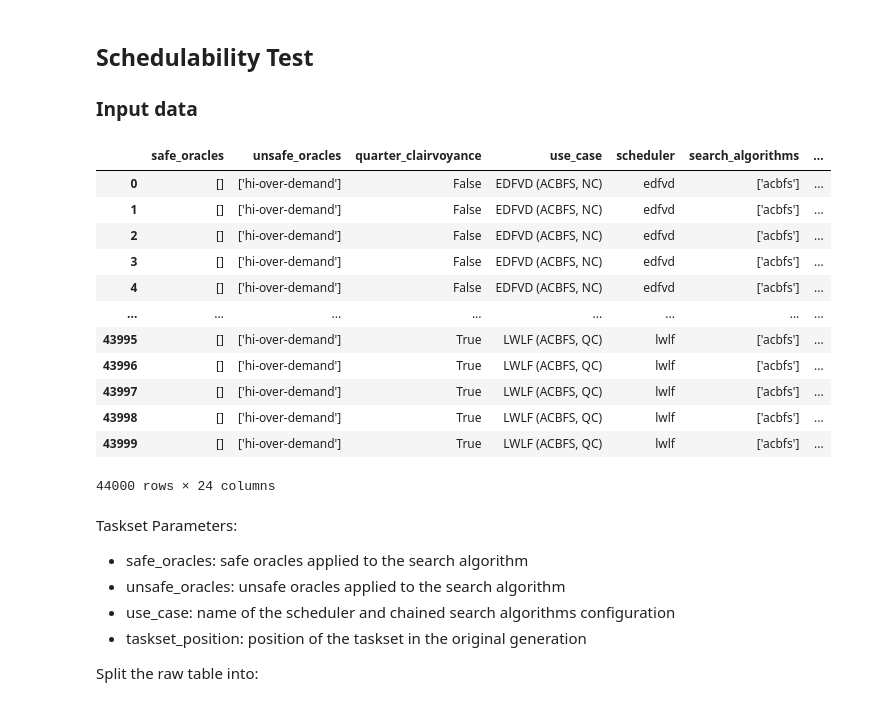
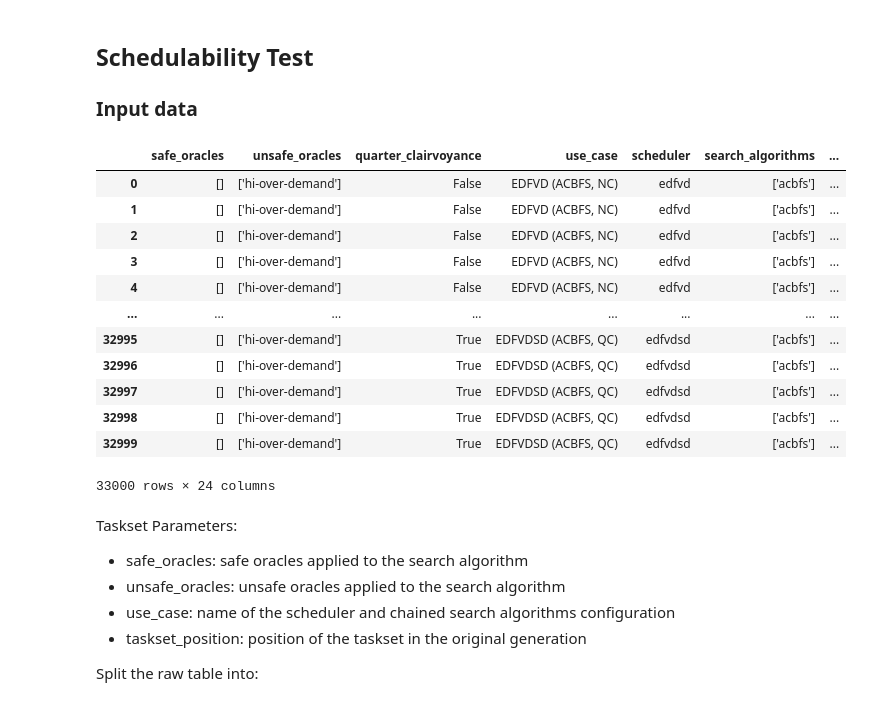
Before and after one commit to Jordan-Sun/mixed-criticality-graph-xp, a Jupyter notebook: notebooks/charts-rtss.ipynb, the cells around one changed output. Drawn from its saved outputs; the diff is of its cells as text; code cells hidden in the pictures.

```diff
--- a/notebooks/charts-rtss.ipynb
+++ b/notebooks/charts-rtss.ipynb
@@ -310,44 +310,44 @@ from pathlib import Path
 
 # Load baseline results from a single CSV file or from every CSV under a directory.
 # When multiple files are loaded, later files can overwrite use cases already present.
-path = Path("./results/0716")
+path = Path("./results/0802")
 if path.is_dir():
     csv_paths = sorted(path.glob("*.csv"))
 else:
     csv_paths = [path]
 
 exclude_files = []
 csv_paths = [p for p in csv_paths if p.name not in exclude_files]
 
 if not csv_paths:
     raise FileNotFoundError(f"No CSV files found at {path}")
 
 # Start from the first file, then merge the remaining ones one by one.
 df_sch = pd.read_csv(csv_paths[0], sep=";")
 for patch_path in csv_paths[1:]:
     df_patch = pd.read_csv(patch_path, sep=";")
     new_use_cases = set(df_patch["use_case"].unique())
     overwritten_use_cases = set(df_sch["use_case"].unique()).intersection(new_use_cases)
     if overwritten_use_cases:
         print(f"Overwriting use cases: {overwritten_use_cases}")
         df_sch = df_sch[~df_sch["use_case"].isin(overwritten_use_cases)]
     df_sch = pd.concat([df_sch, df_patch], ignore_index=True)
 
 df_sch
 # %% [output]
 |  | safe_oracles | unsafe_oracles | quarter_clairvoyance | use_case | scheduler | search_algorithms | ... |
 | 0 | [] | ['hi-over-demand'] | False | EDFVD (ACBFS, NC) | edfvd | ['acbfs'] | ... |
 | 1 | [] | ['hi-over-demand'] | False | EDFVD (ACBFS, NC) | edfvd | ['acbfs'] | ... |
 | 2 | [] | ['hi-over-demand'] | False | EDFVD (ACBFS, NC) | edfvd | ['acbfs'] | ... |
 | 3 | [] | ['hi-over-demand'] | False | EDFVD (ACBFS, NC) | edfvd | ['acbfs'] | ... |
 | 4 | [] | ['hi-over-demand'] | False | EDFVD (ACBFS, NC) | edfvd | ['acbfs'] | ... |
 | ... | ... | ... | ... | ... | ... | ... | ... |
-| 43995 | [] | ['hi-over-demand'] | True | LWLF (ACBFS, QC) | lwlf | ['acbfs'] | ... |
-| 43996 | [] | ['hi-over-demand'] | True | LWLF (ACBFS, QC) | lwlf | ['acbfs'] | ... |
-| 43997 | [] | ['hi-over-demand'] | True | LWLF (ACBFS, QC) | lwlf | ['acbfs'] | ... |
-| 43998 | [] | ['hi-over-demand'] | True | LWLF (ACBFS, QC) | lwlf | ['acbfs'] | ... |
-| 43999 | [] | ['hi-over-demand'] | True | LWLF (ACBFS, QC) | lwlf | ['acbfs'] | ... |
+| 32995 | [] | ['hi-over-demand'] | True | EDFVDSD (ACBFS, QC) | edfvdsd | ['acbfs'] | ... |
+| 32996 | [] | ['hi-over-demand'] | True | EDFVDSD (ACBFS, QC) | edfvdsd | ['acbfs'] | ... |
+| 32997 | [] | ['hi-over-demand'] | True | EDFVDSD (ACBFS, QC) | edfvdsd | ['acbfs'] | ... |
+| 32998 | [] | ['hi-over-demand'] | True | EDFVDSD (ACBFS, QC) | edfvdsd | ['acbfs'] | ... |
+| 32999 | [] | ['hi-over-demand'] | True | EDFVDSD (ACBFS, QC) | edfvdsd | ['acbfs'] | ... |
-44000 rows × 24 columns
+33000 rows × 24 columns
 # %% [markdown]
 Taskset Parameters:
 - safe_oracles: safe oracles applied to the search algorithm
```
Also changed, not shown: parts of 5 cells of this notebook, 5 other files.
